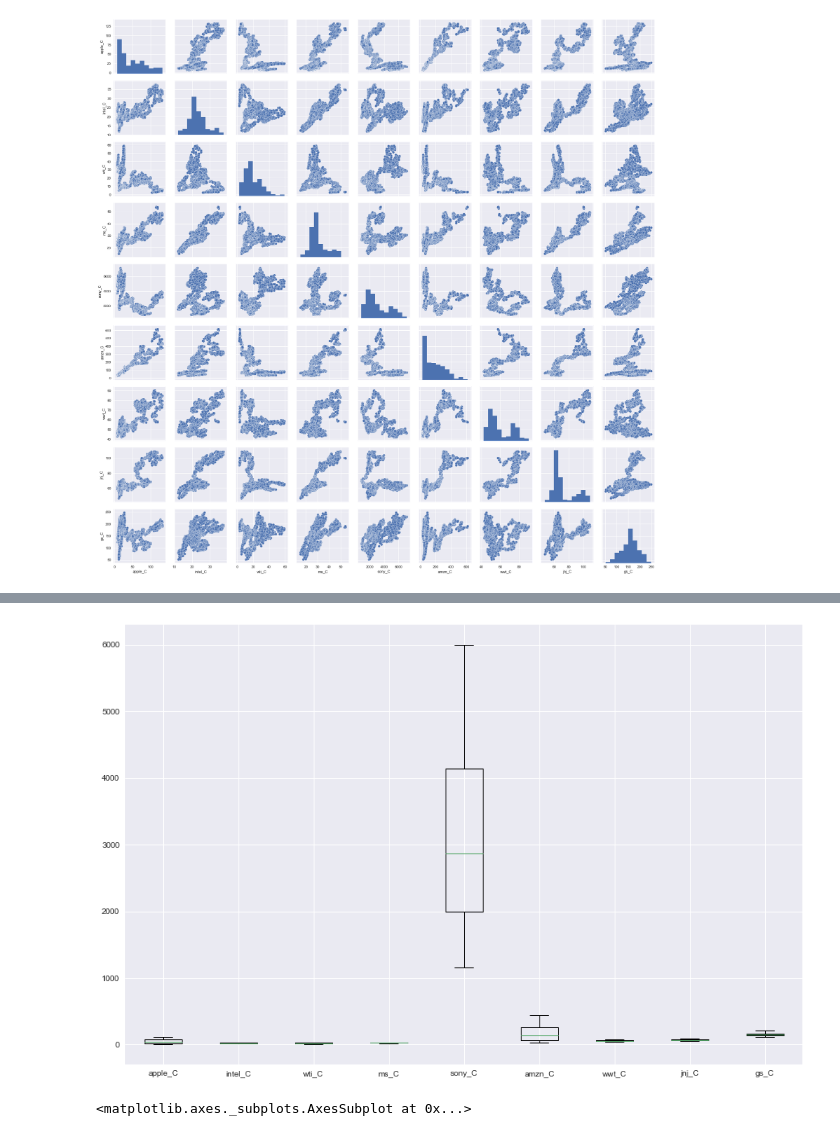
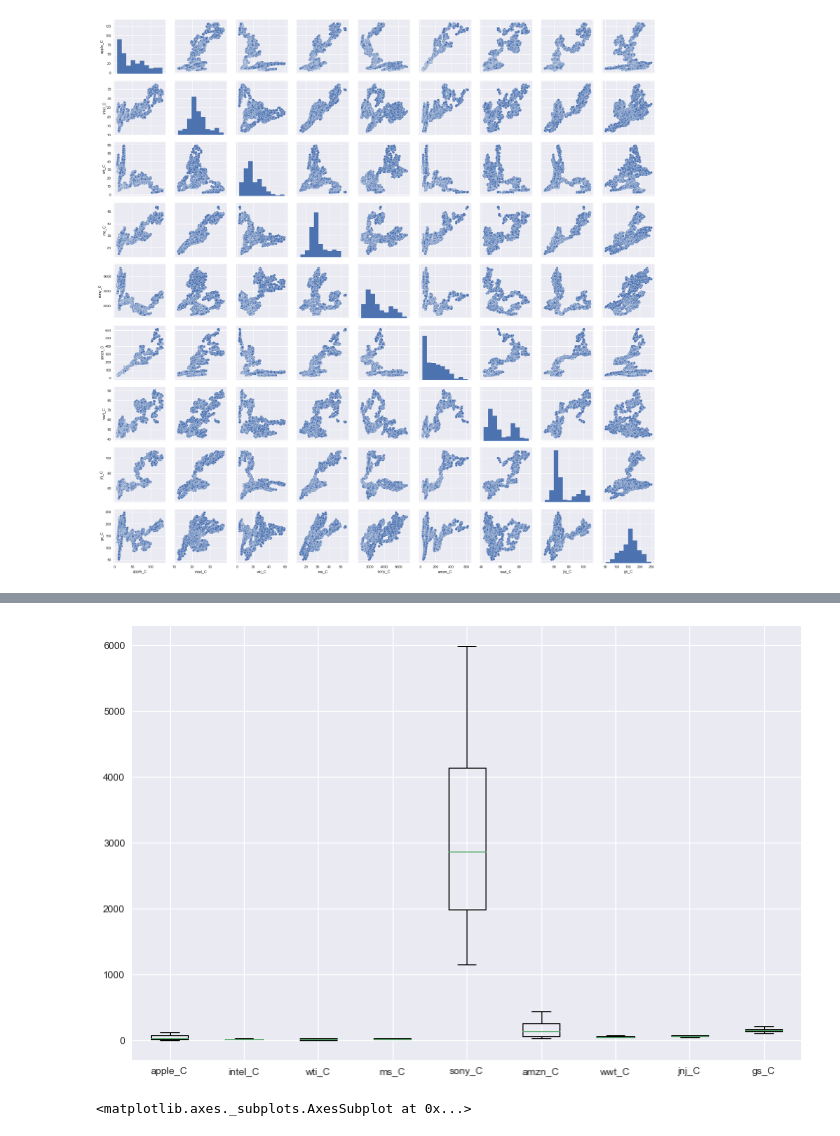
Before and after one commit to kounatsumikan/learning, a Jupyter notebook: 株予測.ipynb, the cells around one changed output, grey strips where cells are left out. Cells and saved outputs as stored; diff of their text form; code cells hidden in the pictures.

```diff
--- a/株予測.ipynb
+++ b/株予測.ipynb
@@ -716,9 +733,9 @@ plt.show()
 # %%
-plt.subplots(figsize=(15,10))
+plt.subplots(figsize=(12,8))
 plt.boxplot(dataset["2005-10-28":"2015-10-28"].resample('Y').mean().values,labels=dataset.columns)
 plt.show()
 # %% [output]
-[figure, old version]
+[figure, new version]
 # %%
 apple["Close"].plot(label="apple")
 # %% [output]
```
Also changed, not shown: parts of 12 cells of this notebook, 2 other files.
